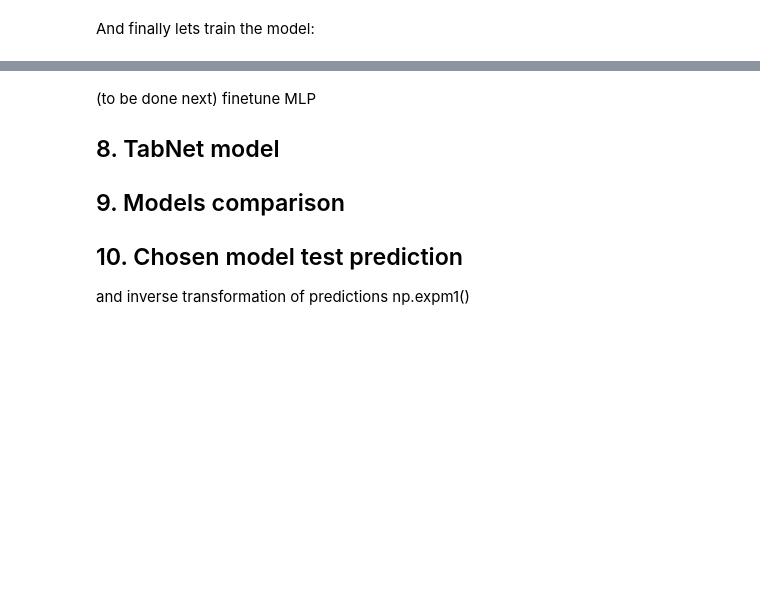
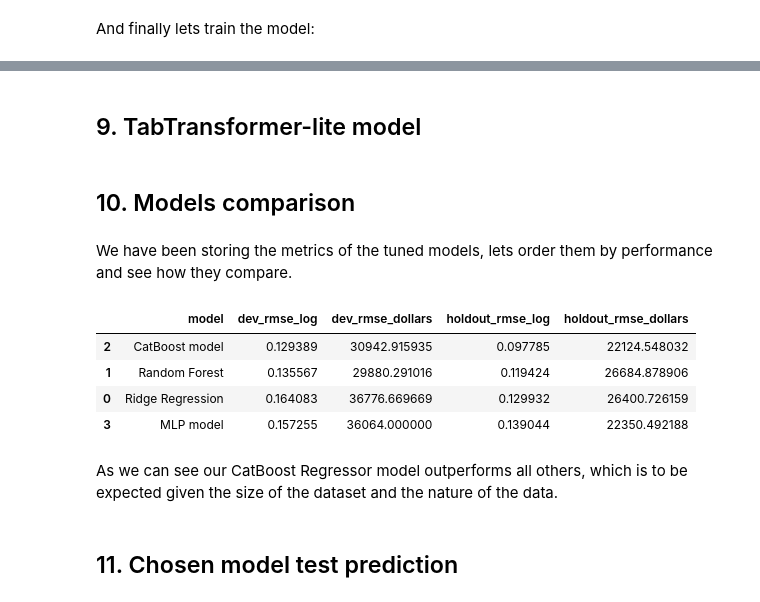
Before and after one commit to Kev-HL/house-price-prediction, a Jupyter notebook: notebooks/housing.ipynb, the cells around one changed output, grey strips where cells are left out. Cells and saved outputs as stored; diff of their text form; code cells hidden in the pictures; blank space fills up the shorter version.

```diff
--- a/notebooks/housing.ipynb
+++ b/notebooks/housing.ipynb
@@ -1394,0 +1602,6 @@ MLP RMSE (log scale): 0.2068, LR: 0.01, BS: 64, Epochs: 100,
+# %%
+X_hold_inputs = {
+    col: X_hold[col].values for col in num_features + cat_features
+}
+# %%
+Y_pred = MLP_model.predict(X_hold_inputs)
@@ -1394,0 +1610,5 @@ MLP RMSE (log scale): 0.2068, LR: 0.01, BS: 64, Epochs: 100,
+# %%
+MLP_hold_rmse_log = root_mean_squared_error(Y_hold, Y_pred)
+MLP_hold_rmse_dollars = root_mean_squared_error(np.expm1(Y_hold), np.expm1(Y_pred))
+print(f"MLP RMSE (log scale): {MLP_hold_rmse_log:.4f}")
+print(f"MLP RMSE (dollars): {MLP_hold_rmse_dollars:.4f}")
@@ -1394,0 +1620,8 @@ MLP RMSE (log scale): 0.2068, LR: 0.01, BS: 64, Epochs: 100,
+# %%
+model_summary.append({
+    'model': 'MLP model',
+    'dev_rmse_log': MLP_dev_rmse_log,
+    'dev_rmse_dollars': MLP_dev_rmse_dollars,
+    'holdout_rmse_log': MLP_hold_rmse_log,
+    'holdout_rmse_dollars': MLP_hold_rmse_dollars
+})
@@ -1395,7 +1636,21 @@ MLP RMSE (log scale): 0.2068, LR: 0.01, BS: 64, Epochs: 100,
+# %% [markdown]
+## 9. TabTransformer-lite model
+# %% [markdown]
+## 10. Models comparison
+# %% [markdown]
+We have been storing the metrics of the tuned models, lets order them by performance and see how they compare.
+# %%
+model_summary_df = pd.DataFrame(model_summary)
+model_summary_df = model_summary_df.sort_values(by="holdout_rmse_log") # Sort by best RMSE (log scale) on the holdout set
+
+model_summary_df
+# %% [output]
+|  | model | dev_rmse_log | dev_rmse_dollars | holdout_rmse_log | holdout_rmse_dollars |
+| 2 | CatBoost model | 0.129389 | 30942.915935 | 0.097785 | 22124.548032 |
+| 1 | Random Forest | 0.135567 | 29880.291016 | 0.119424 | 26684.878906 |
+| 0 | Ridge Regression | 0.164083 | 36776.669669 | 0.129932 | 26400.726159 |
+| 3 | MLP model | 0.157255 | 36064.000000 | 0.139044 | 22350.492188 |
+# %% [markdown]
+As we can see our CatBoost Regressor model outperforms all others, which is to be expected given the size of the dataset and the nature of the data.
 # %% [markdown]
-(to be done next)
-finetune MLP
-## 8. TabNet model
-## 9. Models comparison
-## 10. Chosen model test prediction
-and inverse transformation of predictions np.expm1()
+## 11. Chosen model test prediction
```
Also changed, not shown: parts of 119 cells of this notebook, 3 other files.
